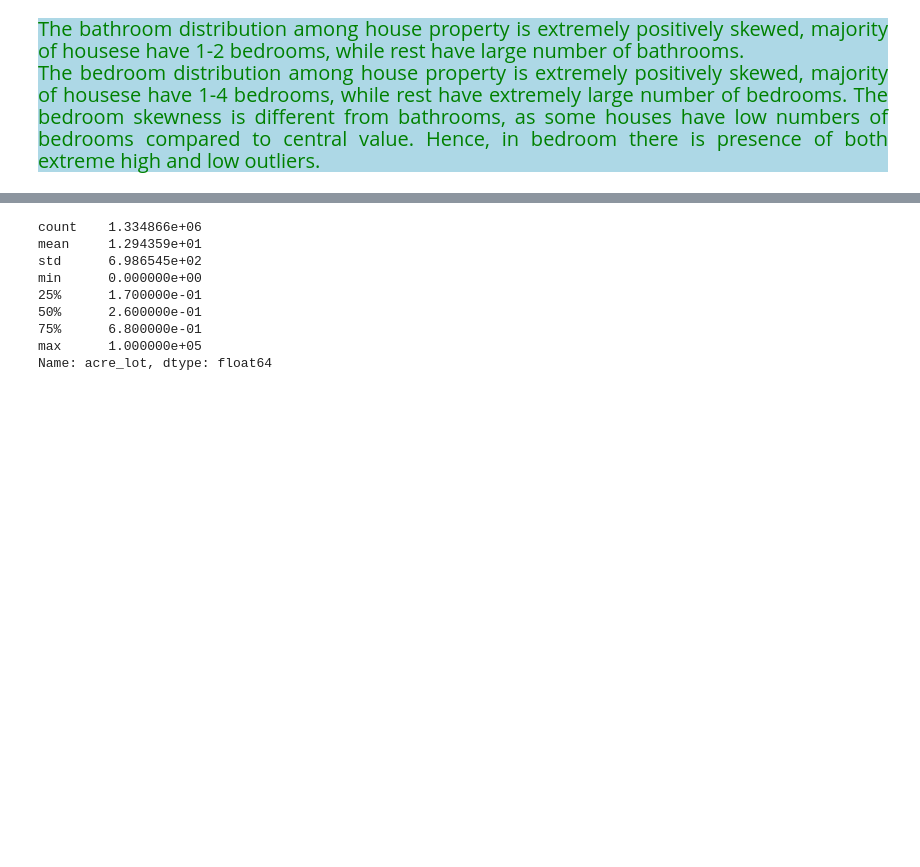
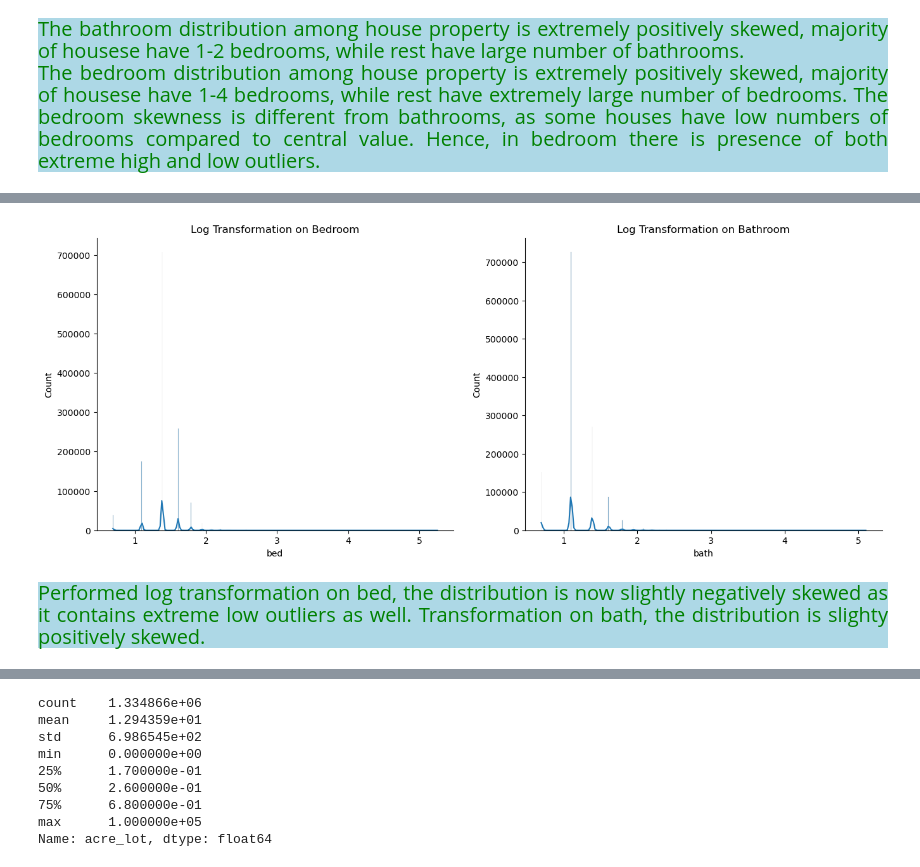
Before and after one commit to Kartika-Nidhi/DS_Projects, a Jupyter notebook: USARealEstatePricePrediction.ipynb, the cells around one changed output, grey strips where cells are left out. Cells and saved outputs as stored; diff of their text form; code cells hidden in the pictures; blank space fills up the shorter version.

```diff
--- a/USARealEstatePricePrediction.ipynb
+++ b/USARealEstatePricePrediction.ipynb
@@ -485,28 +501,31 @@ print(np.log1p(train['bath']).skew())
 # %%
 fig, ax = plt.subplots(1, 2, figsize = (16,6))
 
-sns.boxplot(
-    y = train['bed'],
-    showmeans = True,
-    color = 'green',
+sns.histplot(
+    np.log1p(train['bed']),
+    kde = True,
     ax = ax[0],
 
 )
-ax[0].set_title('Bedroom Distribution')
-ax[0].invert_yaxis()
+ax[0].set_title('Log Transformation on Bedroom')
 
-sns.boxplot(
-    y = train['bed'],
-    showmeans = True,
-    color = 'blue',
+
+sns.histplot(
+    np.log1p(train['bath']),
+    kde = True,
     ax = ax[1]
 )
-ax[1].set_title('Bathrooms Distribution')
+ax[1].set_title('Log Transformation on Bathroom')
 
 
-plt.suptitle('Beds and Baths Distribution')
 sns.despine()
 plt.show()
+# %% [output]
+[figure, added]
+# %% [markdown]
+<div style = "background-color:lightblue; color:green; font-size:20px; text-align:justify">
+Performed log transformation on bed, the distribution is now slightly negatively skewed as it contains extreme low outliers as well.
+Transformation on bath, the distribution is slighty positively skewed.
 # %% [markdown]
 <div>
 # %%
```
Also changed, not shown: parts of 16 cells of this notebook.
